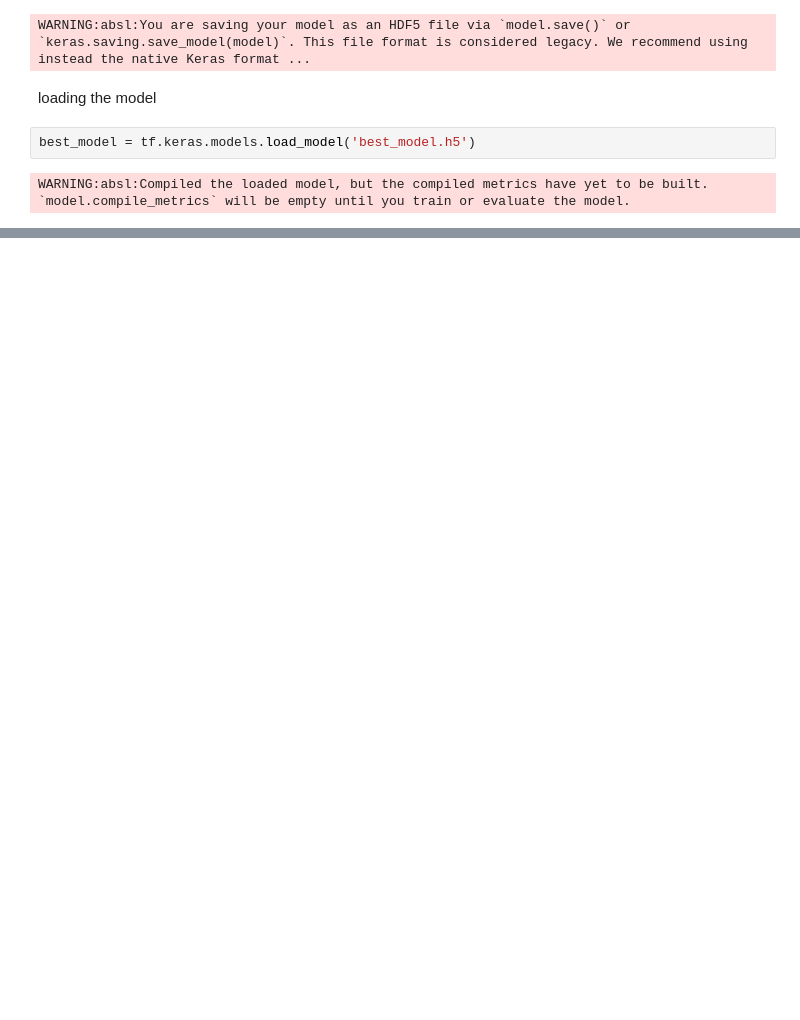
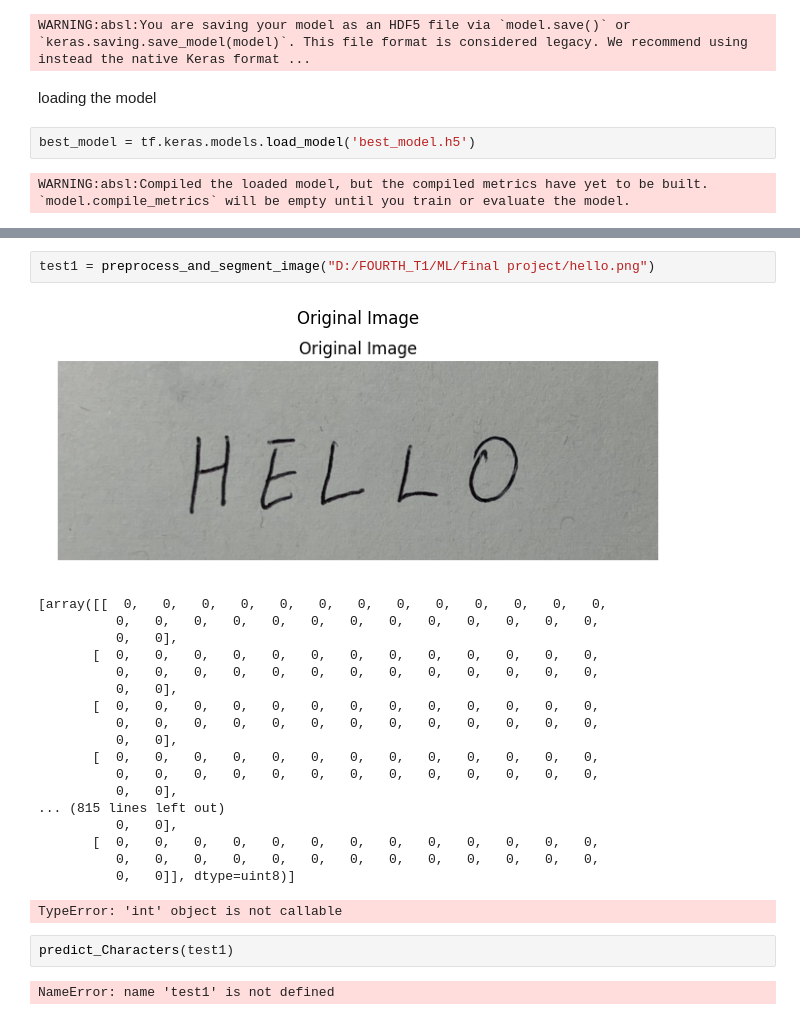
Before and after one commit to saraalbagory/ml-project, a Jupyter notebook: alphabet_classfication.ipynb, the cells around one changed output, grey strips where cells are left out. Cells and saved outputs as stored; diff of their text form; blank space fills up the shorter version.

Commit message:
new test try from kaggle P.S. also falied with error

```diff
--- a/alphabet_classfication.ipynb
+++ b/alphabet_classfication.ipynb
@@ -364,0 +451,26 @@ img_array = img_array.reshape(-1, 28, 28, 1)  # Reshape for model input
+# %%
+test1 = preprocess_and_segment_image("D:/FOURTH_T1/ML/final project/hello.png")
+# %% [output]
+[figure, added]
+[array([[  0,   0,   0,   0,   0,   0,   0,   0,   0,   0,   0,   0,   0,
+          0,   0,   0,   0,   0,   0,   0,   0,   0,   0,   0,   0,   0,
+          0,   0],
+       [  0,   0,   0,   0,   0,   0,   0,   0,   0,   0,   0,   0,   0,
+          0,   0,   0,   0,   0,   0,   0,   0,   0,   0,   0,   0,   0,
+          0,   0],
+       [  0,   0,   0,   0,   0,   0,   0,   0,   0,   0,   0,   0,   0,
+          0,   0,   0,   0,   0,   0,   0,   0,   0,   0,   0,   0,   0,
+          0,   0],
+       [  0,   0,   0,   0,   0,   0,   0,   0,   0,   0,   0,   0,   0,
+          0,   0,   0,   0,   0,   0,   0,   0,   0,   0,   0,   0,   0,
+          0,   0],
+... (815 lines left out)
+          0,   0],
+       [  0,   0,   0,   0,   0,   0,   0,   0,   0,   0,   0,   0,   0,
+          0,   0,   0,   0,   0,   0,   0,   0,   0,   0,   0,   0,   0,
+          0,   0]], dtype=uint8)]
+TypeError: 'int' object is not callable
+# %%
+predict_Characters(test1)
+# %% [output]
+NameError: name 'test1' is not defined
```
Also changed, not shown: parts of 28 cells of this notebook.
